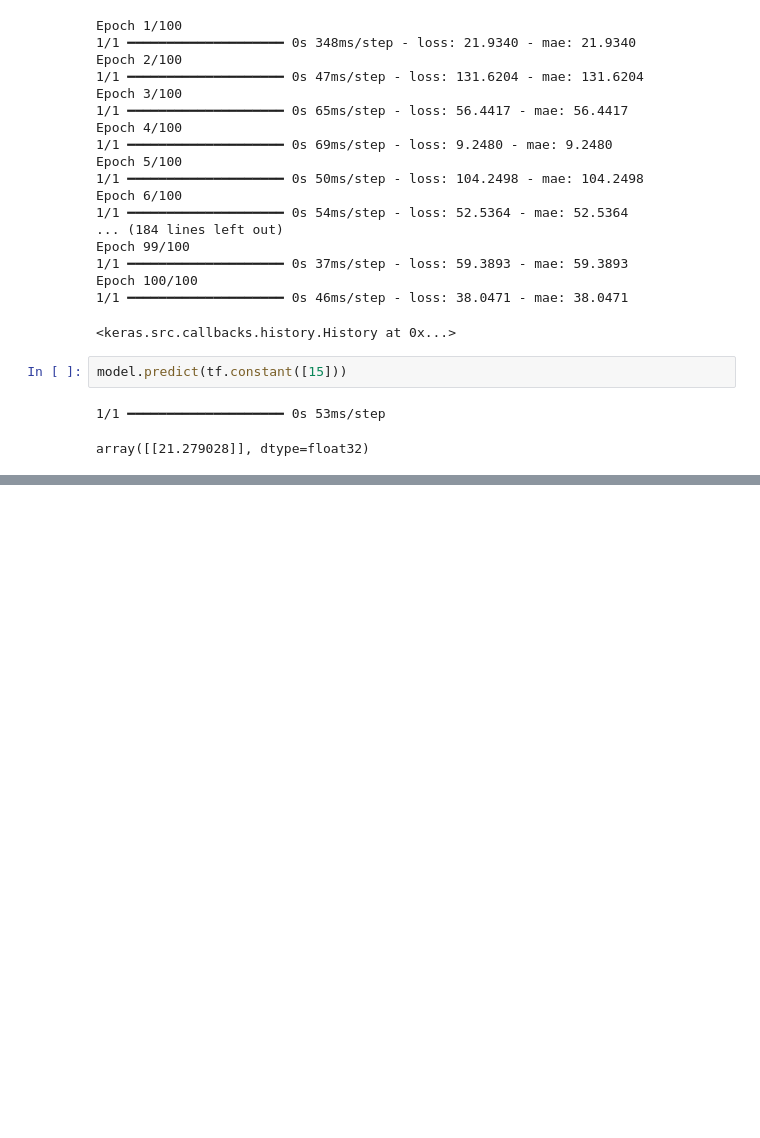
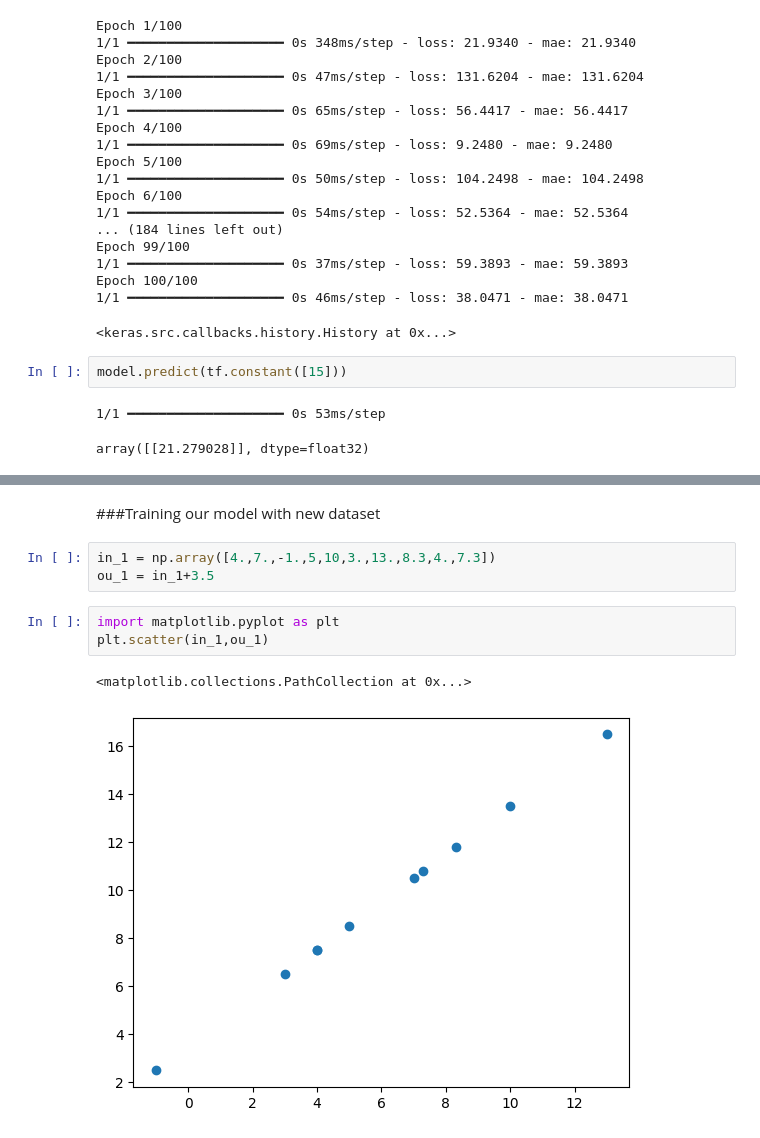
Before and after one commit to Aryan-Gupta2002/Deep-Learning---Tensorflow, a Jupyter notebook: neuralNetworkForRegression.ipynb, the cells around one changed output, grey strips where cells are left out. Drawn from its saved outputs; the diff is of its cells as text; blank space fills up the shorter version.

```diff
--- a/neuralNetworkForRegression.ipynb
+++ b/neuralNetworkForRegression.ipynb
@@ -212,0 +222,11 @@ array([[21.279028]], dtype=float32)
+# %% [markdown]
+###Training our model with new dataset
+# %%
+in_1 = np.array([4.,7.,-1.,5,10,3.,13.,8.3,4.,7.3])
+ou_1 = in_1+3.5
+# %%
+import matplotlib.pyplot as plt
+plt.scatter(in_1,ou_1)
+# %% [output]
+<matplotlib.collections.PathCollection at 0x...>
+[figure, added]
```
Also changed, not shown: parts of 6 cells of this notebook.
